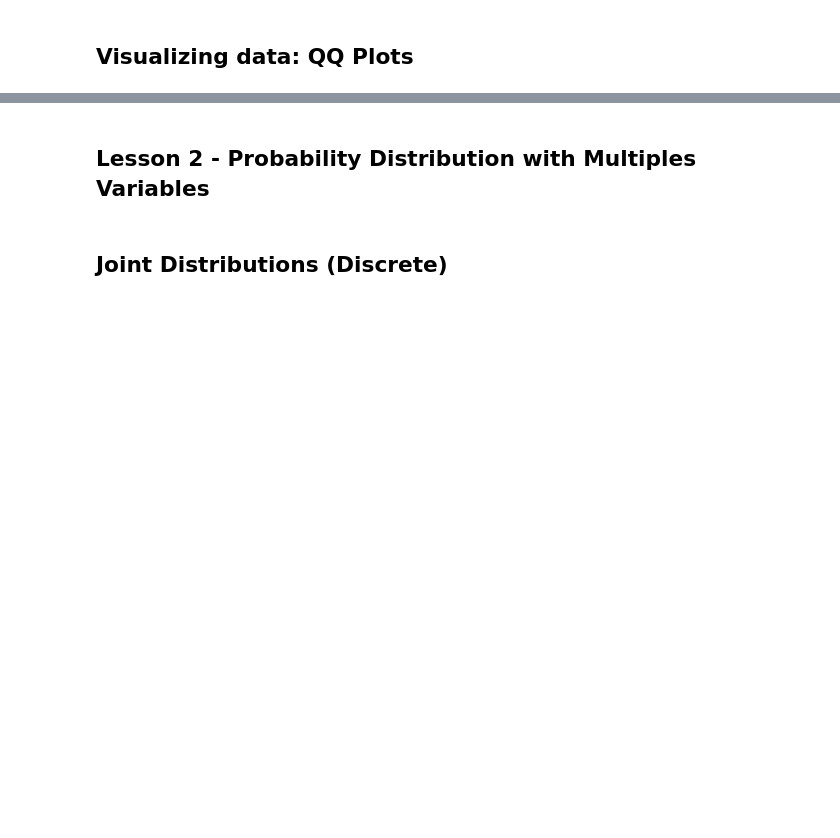
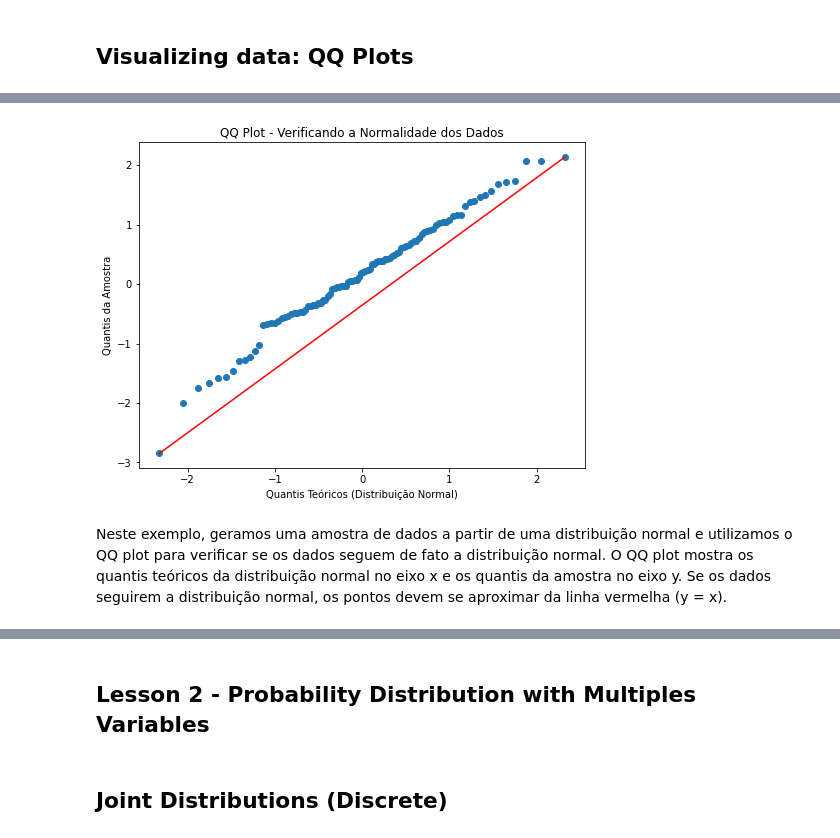
Before and after one commit to k3ybladewielder/math_for_ml_ds, a Jupyter notebook: prob_statistic_for_ml_ds/prob_statistic_for_ml_ds.ipynb, the cells around one changed output, grey strips where cells are left out. Cells and saved outputs as stored; diff of their text form; code cells hidden in the pictures; blank space fills up the shorter version.

```diff
--- a/prob_statistic_for_ml_ds/prob_statistic_for_ml_ds.ipynb
+++ b/prob_statistic_for_ml_ds/prob_statistic_for_ml_ds.ipynb
@@ -2170,0 +2307,26 @@ Os dados padronizados agora têm média 0 e desvio padrão 1 para ambas as carac
+# %%
+import numpy as np
+import scipy.stats as stats
+import matplotlib.pyplot as plt
+
+# Amostra de dados
+dados = np.random.normal(loc=0, scale=1, size=100)
+
+# Ordenar os valores da amostra em ordem crescente
+dados_ordenados = np.sort(dados)
+
+# Calcular os quantis teóricos da distribuição normal
+quantis_teoricos = stats.norm.ppf(np.linspace(0.01, 0.99, 100))
+
+# Plotar o QQ plot
+plt.figure(figsize=(8, 6))
+plt.scatter(quantis_teoricos, dados_ordenados)
+plt.plot([np.min(quantis_teoricos), np.max(quantis_teoricos)], [np.min(dados_ordenados), np.max(dados_ordenados)], color='red')
+plt.xlabel('Quantis Teóricos (Distribuição Normal)')
+plt.ylabel('Quantis da Amostra')
+plt.title('QQ Plot - Verificando a Normalidade dos Dados')
+plt.show()
+# %% [output]
+[figure, added]
+# %% [markdown]
+Neste exemplo, geramos uma amostra de dados a partir de uma distribuição normal e utilizamos o QQ plot para verificar se os dados seguem de fato a distribuição normal. O QQ plot mostra os quantis teóricos da distribuição normal no eixo x e os quantis da amostra no eixo y. Se os dados seguirem a distribuição normal, os pontos devem se aproximar da linha vermelha (y = x).
```
Also changed, not shown: parts of 12 cells of this notebook.
